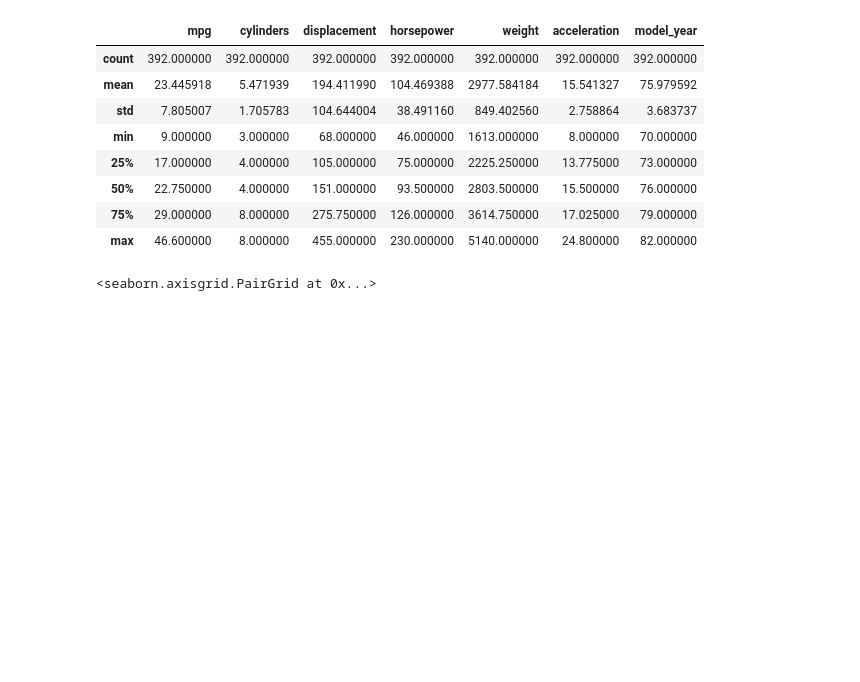
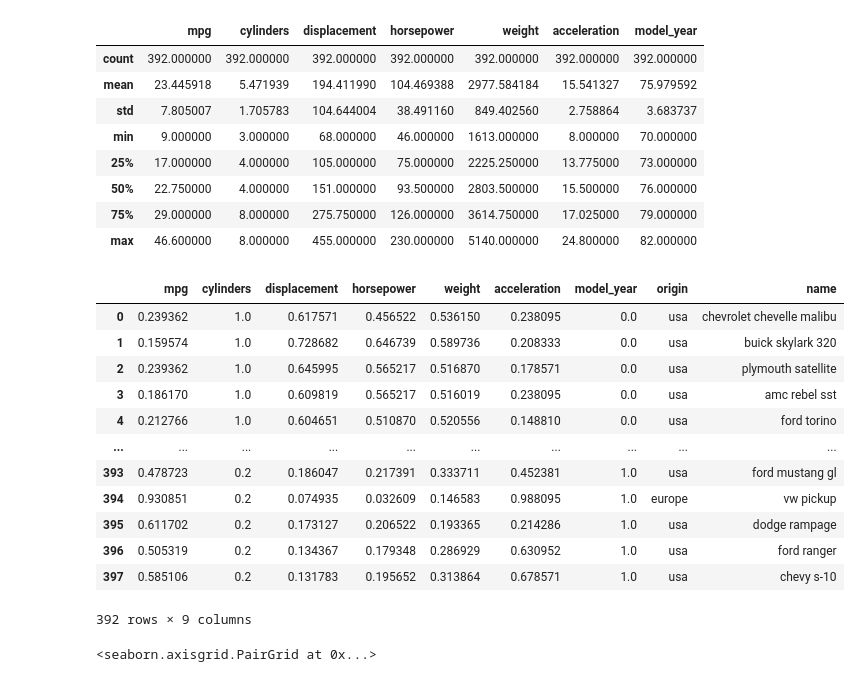
Before and after one commit to Cordero27/Minor-Machine-Learning, a Jupyter notebook: S07-Linear-Models/Tarea_regresion_lineal.ipynb, the cells around one changed output. Cells and saved outputs as stored; diff of their text form; code cells hidden in the pictures; blank space fills up the shorter version.

```diff
--- a/S07-Linear-Models/Tarea_regresion_lineal.ipynb
+++ b/S07-Linear-Models/Tarea_regresion_lineal.ipynb
@@ -79,3 +79,8 @@ model_year      0
 origin          0
 name            0
 dtype: int64
+# %%
+#Identificamos que las variables que no son numericas son de tipo "object", por lo cual debemos transformarlas a tipo "category"
+mpgWONA.loc[:, ("origin")] = pd.Categorical(mpgWONA.loc[:, ("origin")])
+mpgWONA.loc[:, ("name")] = pd.Categorical(mpgWONA.loc[:, ("name")])
+mpgWONA.info()
@@ -92,5 +119,34 @@ mpgWONA.describe()
 | 50% | 22.750000 | 4.000000 | 151.000000 | 93.500000 | 2803.500000 | 15.500000 | 76.000000 |
 | 75% | 29.000000 | 8.000000 | 275.750000 | 126.000000 | 3614.750000 | 17.025000 | 79.000000 |
 | max | 46.600000 | 8.000000 | 455.000000 | 230.000000 | 5140.000000 | 24.800000 | 82.000000 |
+# %%
+#El próximo paso es normalizar las features contínuas, para que los resultados no se vean alterados con los sesgos.
+#Para esto usamos el metodo de minimo-máximo, el cual trabaja con el mínimo, máximo y rango de la colúmna.
+
+mpgNormalized = mpgWONA.copy()
+
+mpgNormalized["mpg"] = (mpgNormalized["mpg"] - mpgNormalized["mpg"].min()) / (mpgNormalized["mpg"].max() - mpgNormalized["mpg"].min())
+mpgNormalized["cylinders"] = (mpgNormalized["cylinders"] - mpgNormalized["cylinders"].min()) / (mpgNormalized["cylinders"].max() - mpgNormalized["cylinders"].min())
+mpgNormalized["displacement"] = (mpgNormalized["displacement"] - mpgNormalized["displacement"].min()) / (mpgNormalized["displacement"].max() - mpgNormalized["displacement"].min())
+mpgNormalized["horsepower"] = (mpgNormalized["horsepower"] - mpgNormalized["horsepower"].min()) / (mpgNormalized["horsepower"].max() - mpgNormalized["horsepower"].min())
+mpgNormalized["weight"] = (mpgNormalized["weight"] - mpgNormalized["weight"].min()) / (mpgNormalized["weight"].max() - mpgNormalized["weight"].min())
+mpgNormalized["acceleration"] = (mpgNormalized["acceleration"] - mpgNormalized["acceleration"].min()) / (mpgNormalized["acceleration"].max() - mpgNormalized["acceleration"].min())
+mpgNormalized["model_year"] = (mpgNormalized["model_year"] - mpgNormalized["model_year"].min()) / (mpgNormalized["model_year"].max() - mpgNormalized["model_year"].min())
+
+display(mpgNormalized)
+# %% [output]
+|  | mpg | cylinders | displacement | horsepower | weight | acceleration | model_year | origin | name |
+| 0 | 0.239362 | 1.0 | 0.617571 | 0.456522 | 0.536150 | 0.238095 | 0.0 | usa | chevrolet chevelle malibu |
+| 1 | 0.159574 | 1.0 | 0.728682 | 0.646739 | 0.589736 | 0.208333 | 0.0 | usa | buick skylark 320 |
+| 2 | 0.239362 | 1.0 | 0.645995 | 0.565217 | 0.516870 | 0.178571 | 0.0 | usa | plymouth satellite |
+| 3 | 0.186170 | 1.0 | 0.609819 | 0.565217 | 0.516019 | 0.238095 | 0.0 | usa | amc rebel sst |
+| 4 | 0.212766 | 1.0 | 0.604651 | 0.510870 | 0.520556 | 0.148810 | 0.0 | usa | ford torino |
+| ... | ... | ... | ... | ... | ... | ... | ... | ... | ... |
+| 393 | 0.478723 | 0.2 | 0.186047 | 0.217391 | 0.333711 | 0.452381 | 1.0 | usa | ford mustang gl |
+| 394 | 0.930851 | 0.2 | 0.074935 | 0.032609 | 0.146583 | 0.988095 | 1.0 | europe | vw pickup |
+| 395 | 0.611702 | 0.2 | 0.173127 | 0.206522 | 0.193365 | 0.214286 | 1.0 | usa | dodge rampage |
+| 396 | 0.505319 | 0.2 | 0.134367 | 0.179348 | 0.286929 | 0.630952 | 1.0 | usa | ford ranger |
+| 397 | 0.585106 | 0.2 | 0.131783 | 0.195652 | 0.313864 | 0.678571 | 1.0 | usa | chevy s-10 |
+392 rows × 9 columns
 # %%
 #Dibujamos los gráficos de dispersión (se evita dibujar el triangulo superior derecho para no repertir gráficas alivianar la carga al procesador)
```
Also changed, not shown: parts of 2 cells of this notebook.
